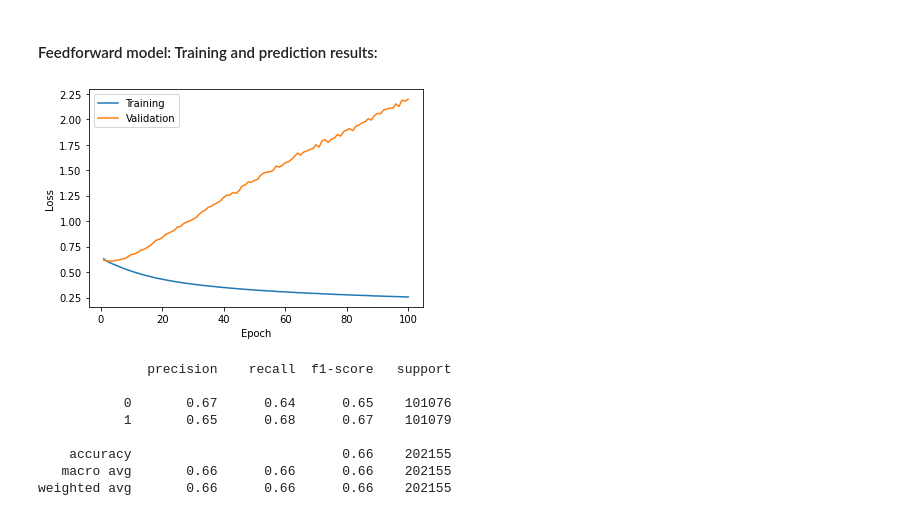
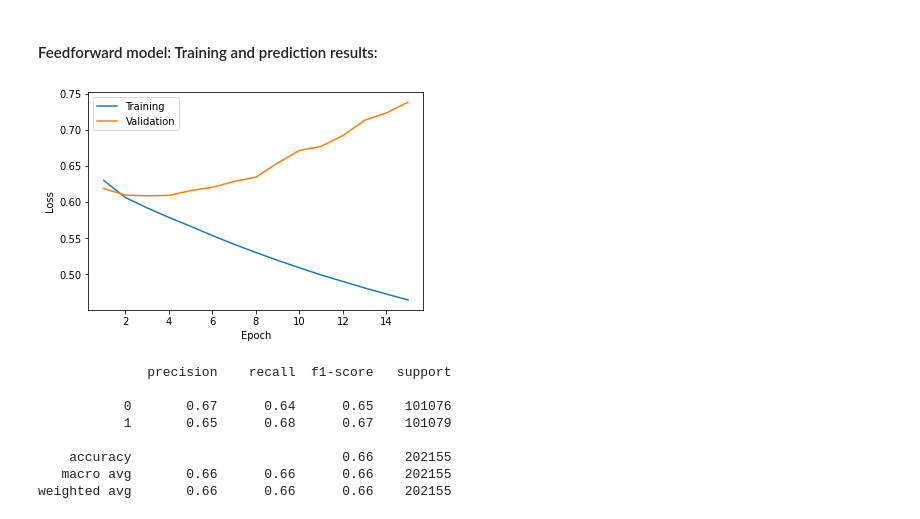
Before and after one commit to TanmayPK/CS6140-Project, a Jupyter notebook: CS6140_Detection_of_Sarcasm_Project.ipynb, the cells around one changed output. Cells and saved outputs as stored; diff of their text form; code cells hidden in the pictures.

```diff
--- a/CS6140_Detection_of_Sarcasm_Project.ipynb
+++ b/CS6140_Detection_of_Sarcasm_Project.ipynb
@@ -536,14 +549,15 @@ Epoch completed: 100
 # %% [markdown]
 #### Feedforward model: Training and prediction results:
 # %%
-plt.plot(list(range(1,len(train_losses) + 1)), train_losses, label = "Training")
-plt.plot(list(range(1,len(val_losses) +1)), val_losses, label = "Validation")
+# Starts overfitting quickly. Only plotting first 15 epochs
+plt.plot(list(range(1,len(train_losses[0:15]) + 1)), train_losses[0:15], label = "Training")
+plt.plot(list(range(1,len(val_losses[0:15]) +1)), val_losses[0:15], label = "Validation")
 plt.legend()
 plt.xlabel("Epoch")
 plt.ylabel("Loss")
 plt.show()
 # %% [output]
-[figure, old version]
+[figure, new version]
 # %%
 from sklearn.metrics import classification_report
 
```
Also changed, not shown: parts of 2 cells of this notebook.
